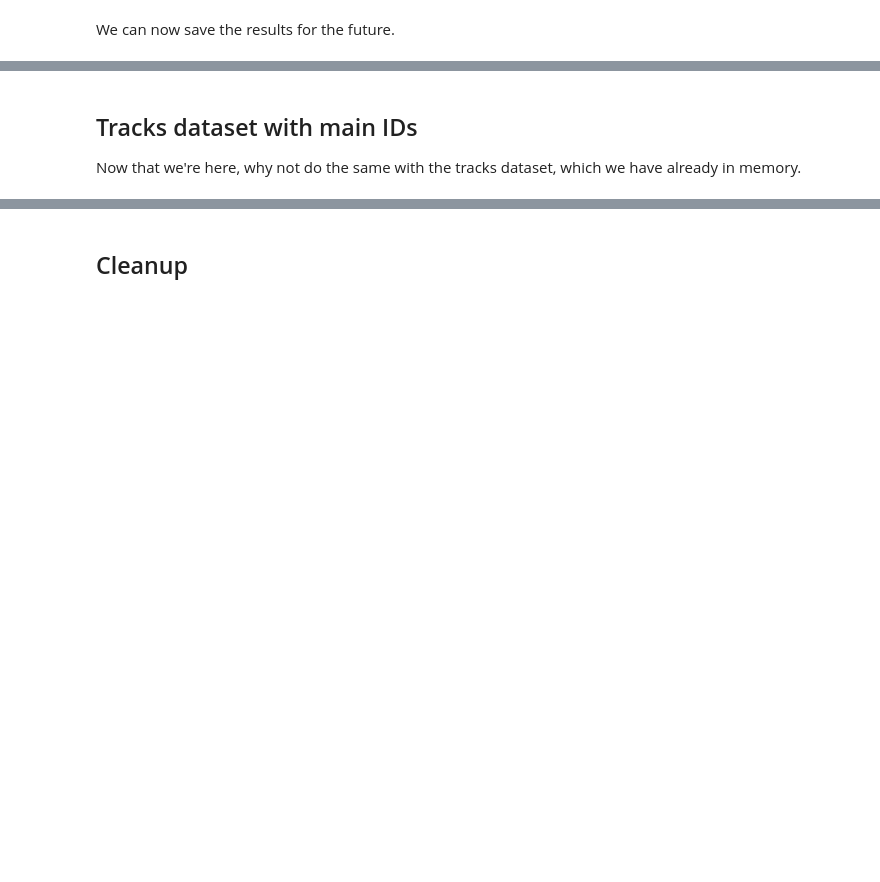
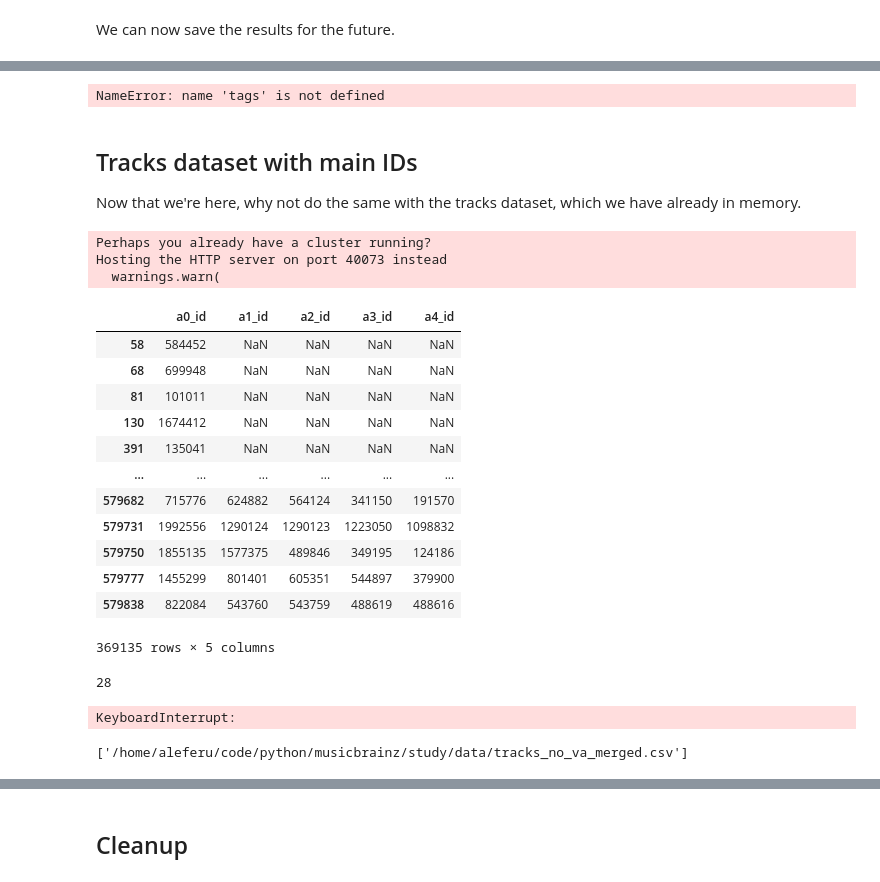
Before and after one commit to aleferu/musicbrainz, a Jupyter notebook: mb_extraction/artist_artist.ipynb, the cells around one changed output, grey strips where cells are left out. Cells and saved outputs as stored; diff of their text form; code cells hidden in the pictures; blank space fills up the shorter version.

Commit message:
feat: I REALLY need help with dask

```diff
--- a/mb_extraction/artist_artist.ipynb
+++ b/mb_extraction/artist_artist.ipynb
@@ -417,7 +561,46 @@ tags.to_csv("artist_tags.csv", index=False)
+# %%
+# This cell helps with memory issues coming up with the tracks
+del tags
+del artist_freqs
+del artists_lists
+del pairs
+del seen_dict
+del jsons
+del unique_json
+del filtered_relationships
+del relationships
+del artist_data
+del artists
+del seen_set
+del tracks
+# %% [output]
+NameError: name 'tags' is not defined
 # %% [markdown]
 ## Tracks dataset with main IDs
 
 Now that we're here, why not do the same with the tracks dataset, which we have already in memory.
+# %%
+dask_client = Client(n_workers=10, threads_per_worker=1)
+tracks = dd.read_csv("../data/tracks_no_va.csv", dtype=str)
+tracks.fillna("")
+# %% [output]
+Perhaps you already have a cluster running?
+Hosting the HTTP server on port 40073 instead
+  warnings.warn(
 # %%
 mask = tracks[id_columns].isin(changes_dict.keys()).any(axis=1)
-tracks.loc[mask, id_columns]
+tracks.loc[mask, id_columns].compute()
+# %% [output]
+|  | a0_id | a1_id | a2_id | a3_id | a4_id |
+| 58 | 584452 | NaN | NaN | NaN | NaN |
+| 68 | 699948 | NaN | NaN | NaN | NaN |
+| 81 | 101011 | NaN | NaN | NaN | NaN |
+| 130 | 1674412 | NaN | NaN | NaN | NaN |
+| 391 | 135041 | NaN | NaN | NaN | NaN |
+| ... | ... | ... | ... | ... | ... |
+| 579682 | 715776 | 624882 | 564124 | 341150 | 191570 |
+| 579731 | 1992556 | 1290124 | 1290123 | 1223050 | 1098832 |
+| 579750 | 1855135 | 1577375 | 489846 | 349195 | 124186 |
+| 579777 | 1455299 | 801401 | 605351 | 544897 | 379900 |
+| 579838 | 822084 | 543760 | 543759 | 488619 | 488616 |
+369135 rows × 5 columns
@@ -431,2 +607,12 @@ tracks[id_columns].isin(changes_dict.keys()).any(axis=1).any()
+# %%
+print(tracks.npartitions)
+# %% [output]
+28
+# %%
+tracks.loc[mask, id_columns].replace(changes_dict).compute()
+# %% [output]
+KeyboardInterrupt:
 # %%
-tracks.to_csv("../data/tracks_no_va_merged.csv", index=False)
+tracks.to_csv("../data/tracks_no_va_merged.csv", index=False, single_file=True)
+# %% [output]
+['/home/aleferu/code/python/musicbrainz/study/data/tracks_no_va_merged.csv']
```
Also changed, not shown: parts of 34 cells of this notebook.
